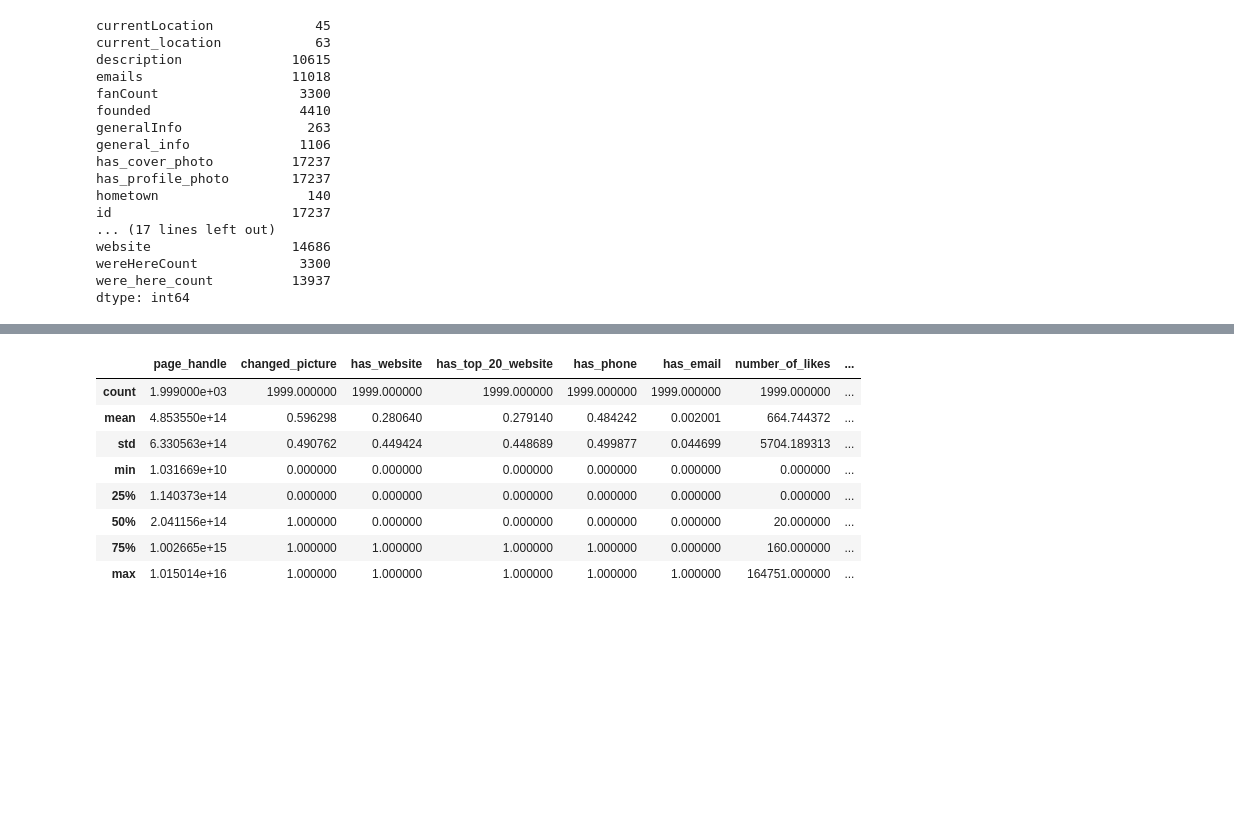
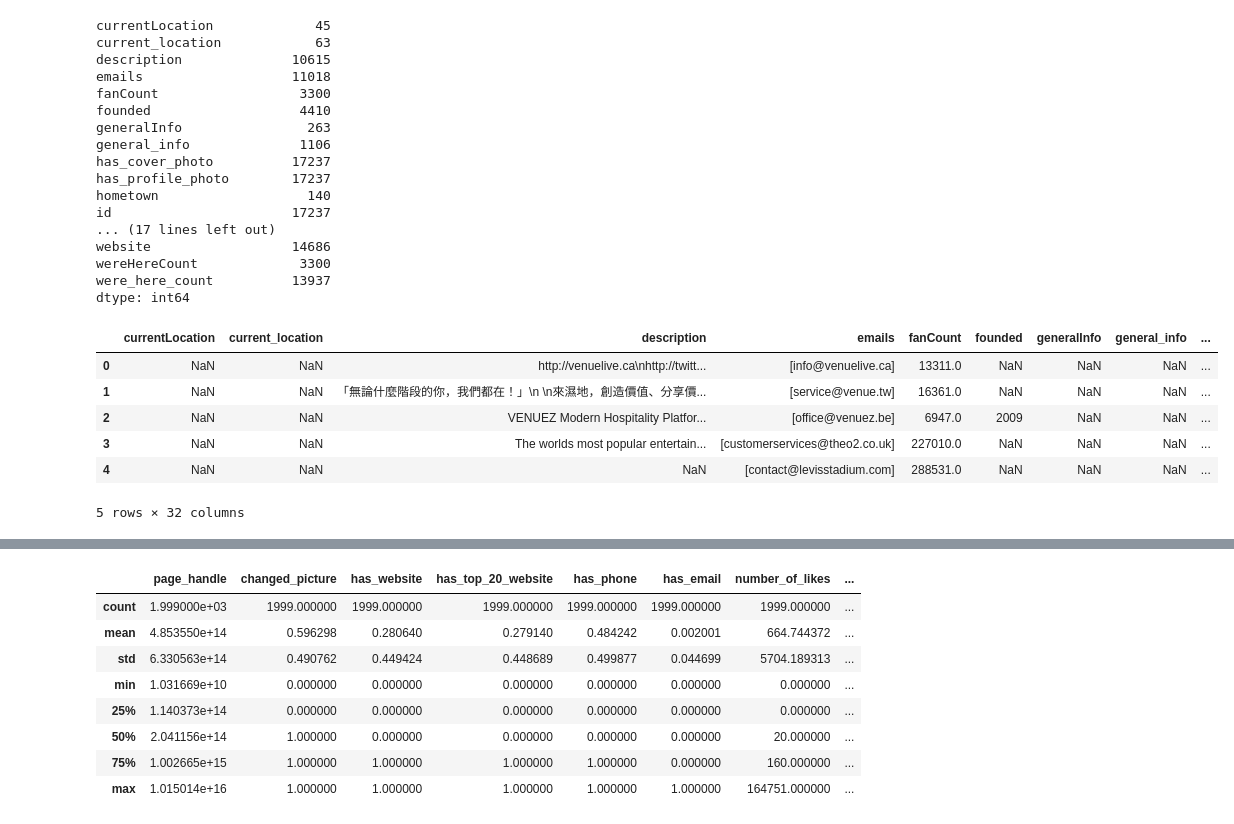
Before and after one commit to liadwg/data_mining_workshop, a Jupyter notebook: like_prediction_workshop.ipynb, the cells around one changed output, grey strips where cells are left out. Saved outputs shown, nothing was run; the diff lists cells and outputs as text; code cells hidden in the pictures; blank space fills up the shorter version.

Commit message:
started working on data

```diff
--- a/like_prediction_workshop.ipynb
+++ b/like_prediction_workshop.ipynb
@@ -54,3 +52,13 @@ website                  14686
 wereHereCount             3300
 were_here_count          13937
 dtype: int64
+# %%
+raw_data.head(5)
+# %% [output]
+|  | currentLocation | current_location | description | emails | fanCount | founded | generalInfo | general_info | ... |
+| 0 | NaN | NaN | http://venuelive.ca\nhttp://twitt... | [info@venuelive.ca] | 13311.0 | NaN | NaN | NaN | ... |
+| 1 | NaN | NaN | 「無論什麼階段的你，我們都在！」\n \n來濕地，創造價值、分享價... | [service@venue.tw] | 16361.0 | NaN | NaN | NaN | ... |
+| 2 | NaN | NaN | VENUEZ Modern Hospitality Platfor... | [office@venuez.be] | 6947.0 | 2009 | NaN | NaN | ... |
+| 3 | NaN | NaN | The worlds most popular entertain... | [customerservices@theo2.co.uk] | 227010.0 | NaN | NaN | NaN | ... |
+| 4 | NaN | NaN | NaN | [contact@levisstadium.com] | 288531.0 | NaN | NaN | NaN | ... |
+5 rows × 32 columns
```
Also changed, not shown: parts of 3 cells of this notebook.
